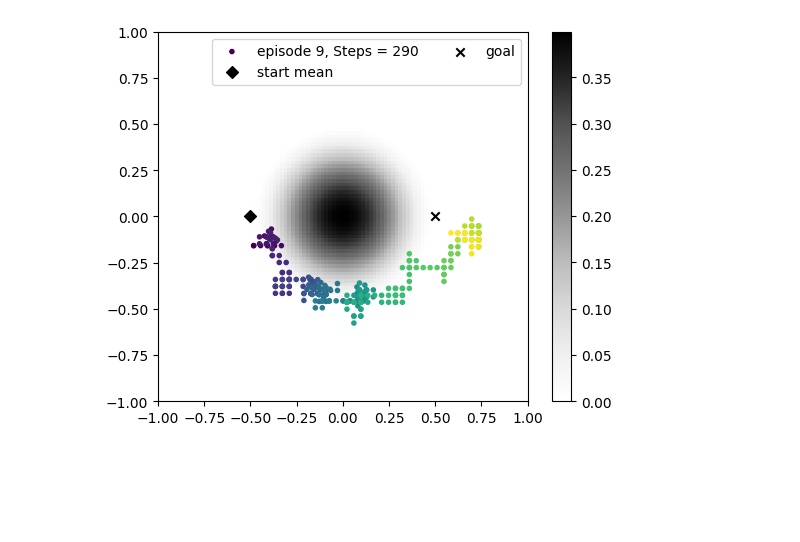
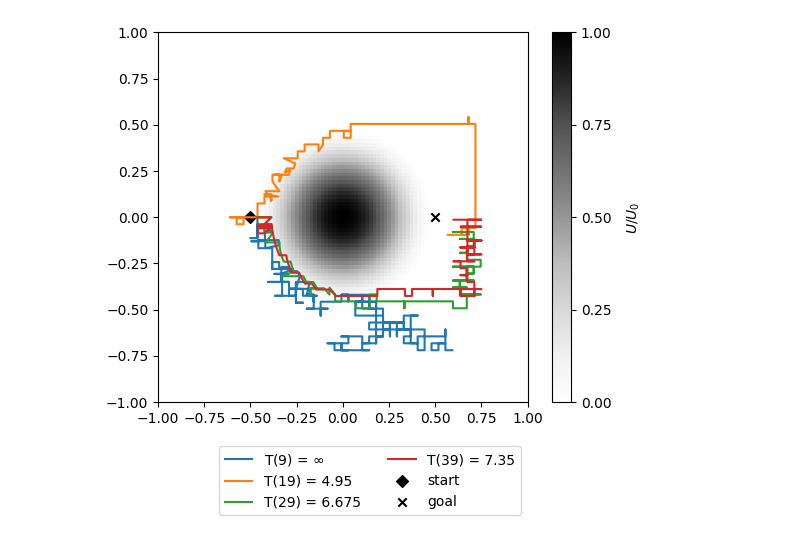
Before and after one commit to EvanderCorvus/AgentSimulation, a Jupyter notebook: main.ipynb, the cells around one changed output. Cells and saved outputs as stored; diff of their text form; code cells hidden in the pictures; blank space fills up the shorter version.

```diff
--- a/main.ipynb
+++ b/main.ipynb
@@ -16,7 +11,7 @@ print(tr.nonzero(a)[0].item())
 # %%
 #hyperparameters
 batch_size = 128
-epoch = 50
+epoch = 40
 t_update = 10
 g = 0.7
 max_steps = 300
@@ -25,16 +20,7 @@ target = [0.5,0]
 deviation = 0.1
 target_area = [[target[0]-deviation,target[0]+deviation],
                [target[1]-deviation,target[1]+deviation]]
-
-params = {
-    'batch_size' : 512,
-    'epoch' : 50,
-    't_update' : 5,
-    'g' : 0.7,
-    'max_steps' : 40,
-    'epsilon' : 0.3,
-    'dt' : 0.1 #time step size
-}
+U0 = 0.4
 # %%
 def d(L):
     direction_mapping = [
@@ -63,7 +49,6 @@ def force(x,y,type='mexican'):
         if isinstance(x, tr.Tensor):
             r = tr.sqrt(x**2+y**2)
             bool = r>0.4
-            U0 = 0.3
             fr = -64*U0*(r**2-0.25)
             fr[bool] = 0
             # f = tr.stack([fr*x,fr*y],dim=1).to(device)
@@ -73,7 +58,6 @@ def force(x,y,type='mexican'):
         else:
             r = np.sqrt(x**2+y**2)
             bool = r>0.5
-            U0 = 0.3
             fr = -64*U0*(r**2-0.25)
             fr[bool] = 0
             U,V = fr*x,fr*y
@@ -225,49 +209,56 @@ def episode(agent,t_agent,t_update, max_steps,g,optimizer,epsilon):
     return X,Y
 # %%
 #Simulation
-mu, sig = -0.5, 0.1
-x = tr.randn(batch_size, dtype=tr.float).to(device)*sig + mu
-y = tr.randn(batch_size, dtype=tr.float).to(device)*sig
+# mu, sig = -0.5, 0.05
+# x = tr.randn(batch_size, dtype=tr.float).to(device)*sig + mu
+# y = tr.randn(batch_size, dtype=tr.float).to(device)*sig
+x = tr.zeros(batch_size,dtype = tr.float).to(device)-0.5
+y = tr.zeros(batch_size,dtype = tr.float).to(device)
 agent = Agent(x,y).to(device)
 
 t_agent = Agent(x,y).to(device)
 t_agent.load_state_dict(agent.state_dict()) #copies weights from agent to t_agent
 t_agent.eval()
 
-
 optimizer = tr.optim.Adam(agent.parameters(), lr=0.001)
 
+for i in range(epoch):
+    epsilon = 1-(i/epoch)*0.8
+    X,Y = episode(agent, t_agent, t_update, max_steps, g, optimizer,epsilon)
+    # agent.x = tr.randn(batch_size, dtype=tr.float).to(device)*sig + mu
+    # agent.y = tr.randn(batch_size, dtype=tr.float).to(device)*sig
+    agent.x = tr.zeros(batch_size,dtype = tr.float).to(device)-0.5
+    agent.y = tr.zeros(batch_size,dtype = tr.float).to(device)
+    Path_labels = []
+    if i%10 == 9:
+        x,y = X[agent.winner_index].detach().to('cpu').numpy(),Y[agent.winner_index].detach().to('cpu').numpy()
+        print(i)
+        if len(x) == max_steps+1: T = r'$\infty$'
+        else: T = str(len(x)*dt)
+        path_label = 'T(' + str(int(i)) +') = '+ T
+        Path_labels.append(path_label)
+        plt.plot(x,y,label=path_label)#,c=np.arange(len(x)),cmap='viridis',marker = '.')
+
+plt.xlim(-1,1)
+plt.ylim(-1,1)
+plt.scatter(-0.5,0,c='black',label='start',marker='D')
+plt.scatter(0.5,0,c='black',label='goal',marker='x')
 
 
+X1,Y1 = np.meshgrid(np.linspace(-1,1,100),np.linspace(-1,1,100))
+Potential = U(U0,X1,Y1)/U0
+plt.imshow(Potential,cmap = 'Greys',extent=[-1,1,-1,1],origin='lower')
+colorbar = plt.colorbar()
+colorbar.set_label(r'$U/U_0$',labelpad=10)
+colorbar.set_ticks([0, 0.25, 0.5, 0.75, 1.0])
 
-for i in range(epoch):
-    epsilon = 1-(i/epoch)*0.7
-    X,Y = episode(agent, t_agent, t_update, max_steps, g, optimizer,epsilon)
-    agent.x = tr.randn(batch_size, dtype=tr.float).to(device)*sig + mu
-    agent.y = tr.randn(batch_size, dtype=tr.float).to(device)*sig
+#fig.clim(Potential.min(),Potential.max())
+# plt.title('Episode ' + str(int(i)))
+# context_legend = plt.legend(['start','goal'],loc='upper right')
+plt.legend(bbox_to_anchor=(1,-0.1),ncol=2)
 
+# plt.gca().add_artist(context_legend)
 
-
-    if i%10 == 9:
-        fig, ax = plt.subplots()
-        x,y = X[agent.winner_index].detach().to('cpu').numpy(),Y[agent.winner_index].detach().to('cpu').numpy()
-        print(i)
-        ax.scatter(x,y,label='episode ' + str(int(i)) + ', Steps = '+str(len(x)),c=np.arange(len(x)),cmap='viridis',marker = '.')
-        # U,V = force(X1,Y1)
-        # plt.quiver(X1,Y1,U,V)
-
-        ax.set_xlim(-1,1)
-        ax.set_ylim(-1,1)
-        ax.scatter(-0.5,0,c='black',label='start mean',marker='D')
-        ax.scatter(0.5,0,c='black',label='goal',marker='x')
-        ax.legend(ncol=2,loc='upper right')
-
-        X1,Y1 = np.meshgrid(np.linspace(-1,1,100),np.linspace(-1,1,100))
-        Potential = U(0.4,X1,Y1)
-        img = ax.imshow(Potential,cmap = 'Greys',extent=[-1,1,-1,1],origin='lower')
-        fig.colorbar(img)
-        #fig.clim(Potential.min(),Potential.max())
-        plt.title(str(agent.winner_index))
-        plt.show()
+plt.show()
 # %% [output]
 9
@@ -275 +268 @@ AttributeError: 'Figure' object has no attribute 'title'
-[figure, old version]
+[figure, new version]
```
Also changed, not shown: parts of 4 cells of this notebook, 1 other file.
